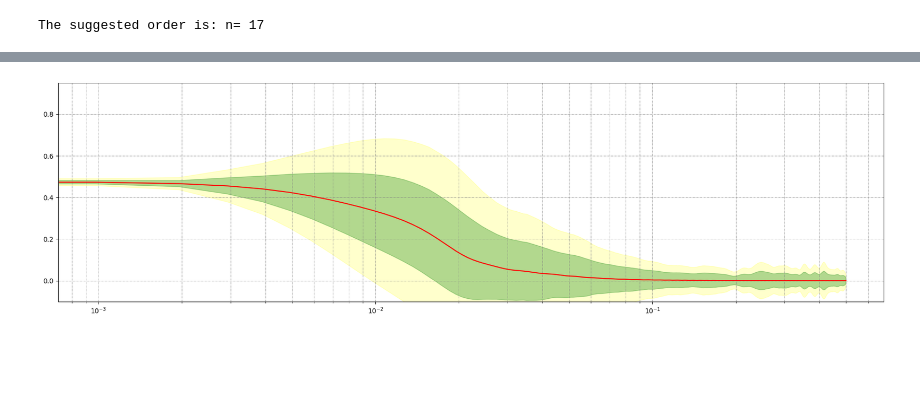
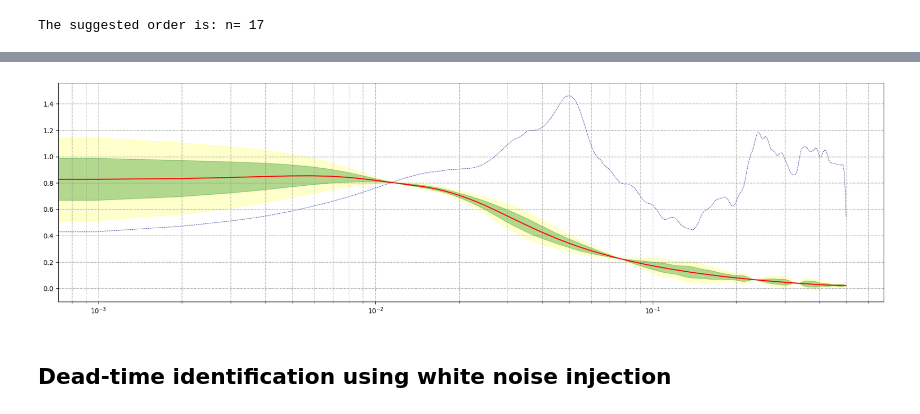
Before and after one commit to CPCLAB-UNIPI/SIPPY, a Jupyter notebook: Examples/subspace_id_frac2.ipynb, the cells around one changed output, grey strips where cells are left out. Drawn from its saved outputs; the diff is of its cells as text; code cells hidden in the pictures; blank space fills up the shorter version.

```diff
--- a/Examples/subspace_id_frac2.ipynb
+++ b/Examples/subspace_id_frac2.ipynb
@@ -164,13 +168,16 @@ plt.plot(t_out/60, stp_ij, color=colr, linewidth=0.8)
-# %%
-freqs, mag, ci95, ci68 = get_model_uncertainty(u, y, imp_ij)
-plt.figure(2)
-axes = plt.gca()
-ylim = max(abs(mag))*2
-axes.set_ylim([-0.1,ylim])
-axes.plot(freqs, mag, color='red')
-axes.fill_between(freqs, (mag-ci95), (mag+ci95), color='yellow', alpha=0.2)
-axes.fill_between(freqs, (mag-ci68), (mag+ci68), color='green', alpha=0.3)
-axes.semilogx()
-axes.grid(True, which="both",color='gray', linestyle="-.", linewidth=0.5)
-# %% [output]
-[figure, removed]
+# %%
+freqs, mag, ci95, ci68, snr = get_model_uncertainty(u, y, imp_ij)
+plt.figure(2)
+axes = plt.gca()
+ylim = max(max(snr), max(mag+ci95))
+axes.set_ylim([-0.1,ylim+0.1])
+axes.plot(freqs, mag, color='red')
+axes.plot(freqs, snr, color='navy',linestyle="--", linewidth=0.5)
+axes.fill_between(freqs, (mag-ci95), (mag+ci95), color='yellow', alpha=0.2)
+axes.fill_between(freqs, (mag-ci68), (mag+ci68), color='green', alpha=0.3)
+axes.semilogx()
+axes.grid(True, which="both",color='gray', linestyle="-.", linewidth=0.5)
+# %% [output]
+[figure, added]
+# %% [markdown]
+## Dead-time identification using white noise injection
```
Also changed, not shown: parts of 9 cells of this notebook, 2 other files.
